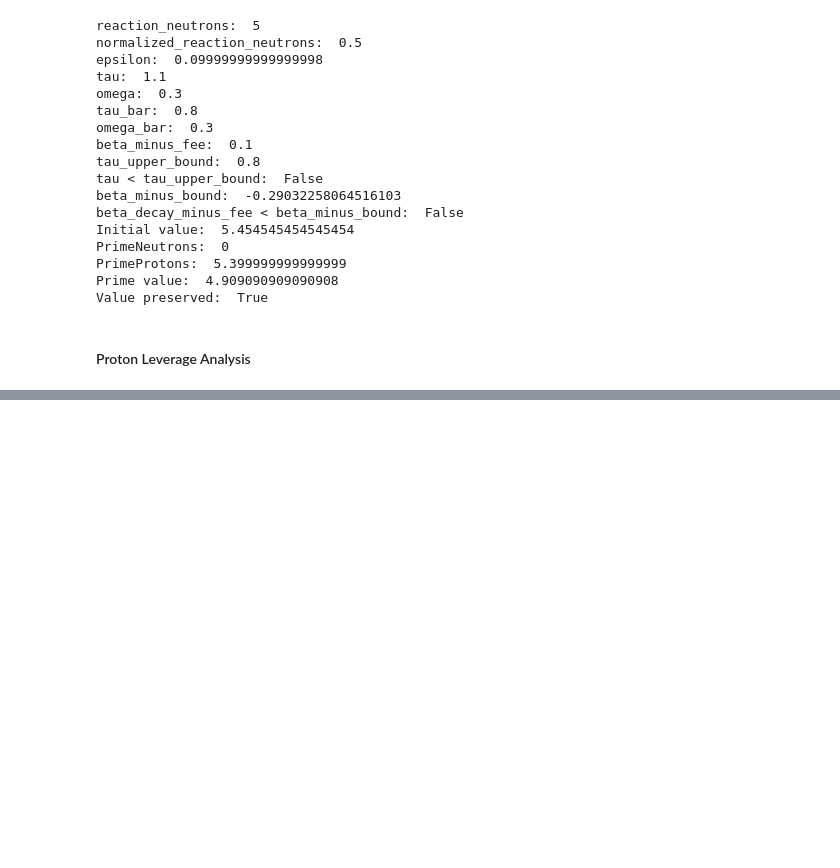
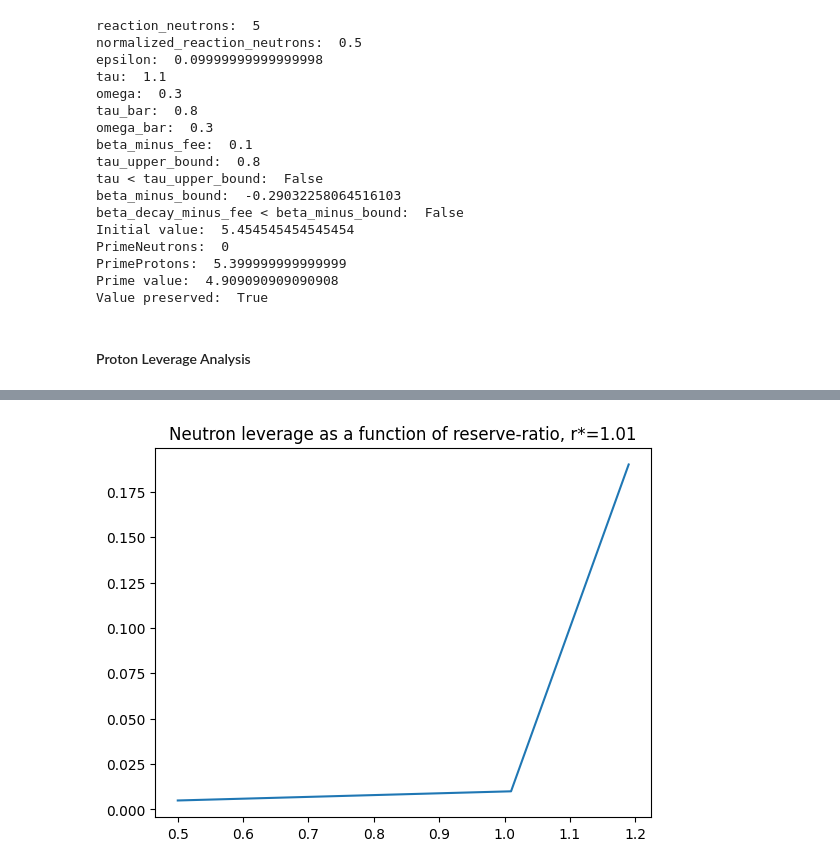
Before and after one commit to ldgaetano/gluon-sims, a Jupyter notebook: gluon-z-sims.ipynb, the cells around one changed output, grey strips where cells are left out. Saved outputs shown, nothing was run; the diff lists cells and outputs as text; code cells hidden in the pictures; blank space fills up the shorter version.

```diff
--- a/gluon-z-sims.ipynb
+++ b/gluon-z-sims.ipynb
@@ -341 +351,8 @@ def normalized_neutron_ratio(critical_neutron_ratio: float, neutron_ratio: float
+# %%
+# Neutron Leverage Function
+def neutron_leverage_rr(normalized_reserve_ratio: float) -> float:
+    return (normalized_reserve_ratio - 1)
+
+def neutron_leverage_nr(normalized_neutron_ratio: float) -> float:
+    return (1-normalized_neutron_ratio) / normalized_neutron_ratio
 # %%
@@ -351,0 +383,10 @@ ZeroDivisionError: division by zero
+# %%
+# Neutron leverage plot
+
+plt.plot(reserve_ratios, neutron_leverages_rr)
+#plt.plot(neutron_ratios, neutron_leverages_nr)
+plt.title("Neutron leverage as a function of reserve-ratio, r*=1.01")
+#plt.savefig("neutron-leverage.png")
+plt.show()
+# %% [output]
+[figure, added]
```
Also changed, not shown: parts of 5 cells of this notebook.
